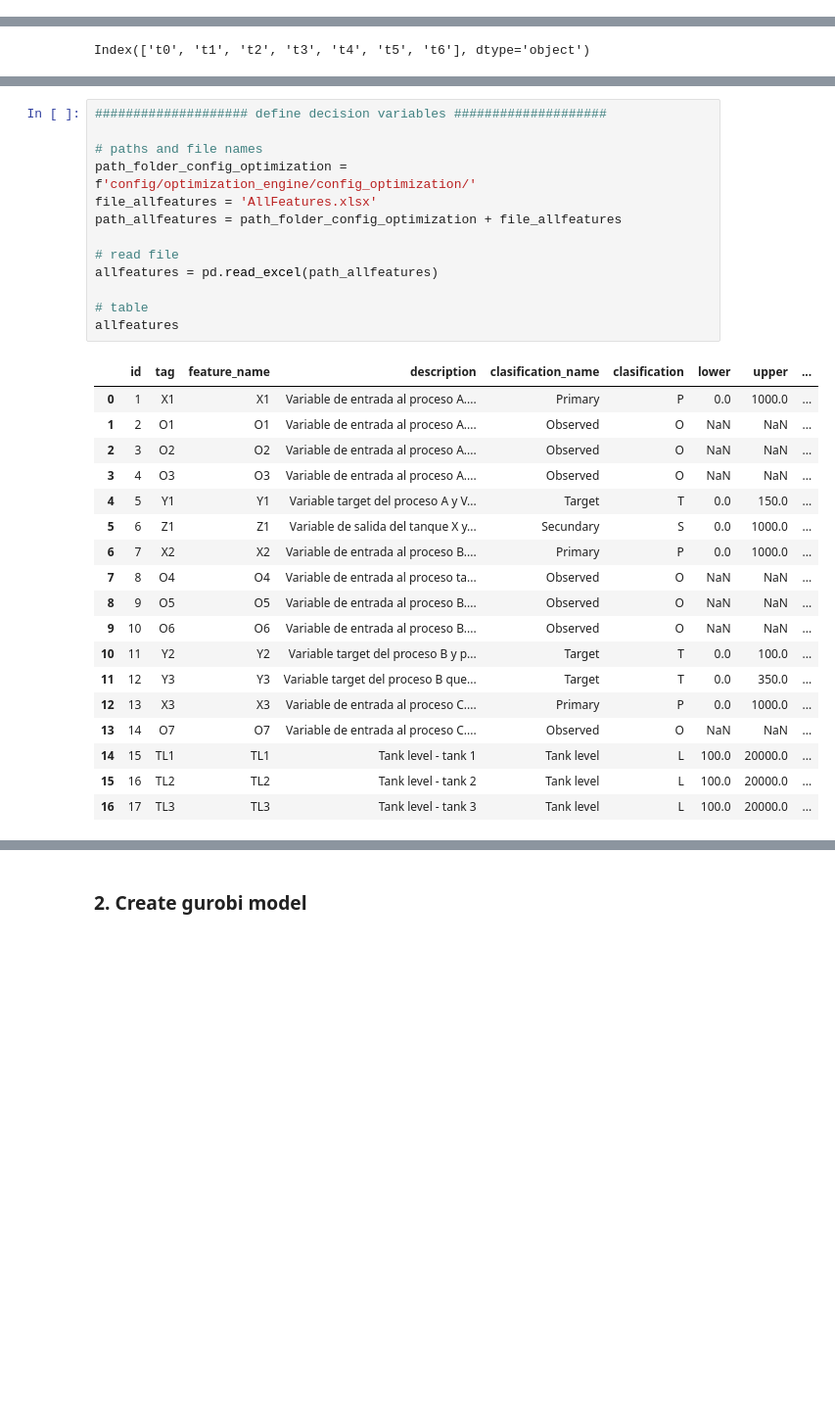
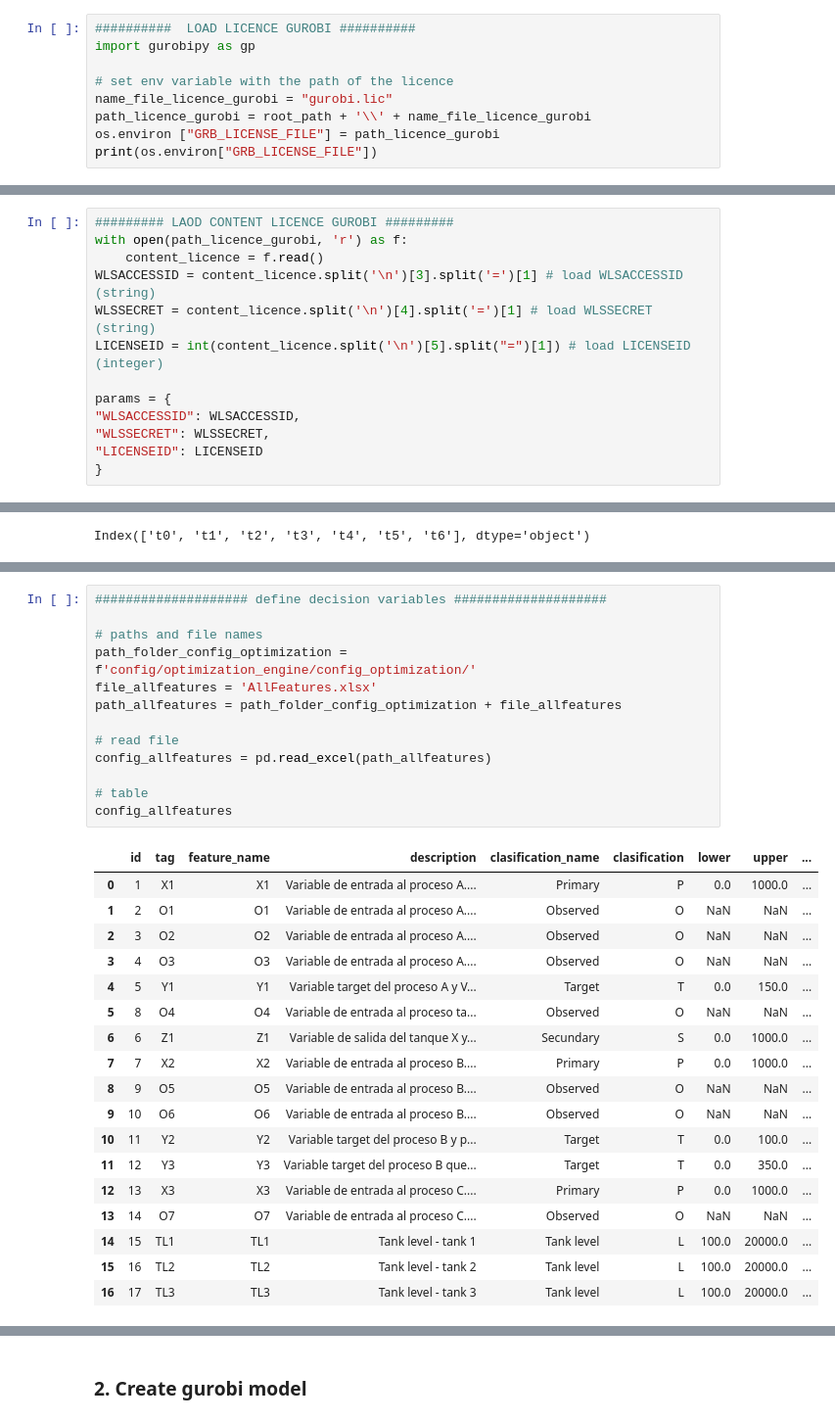
Before and after one commit to joseortegalabra/Gurobi-ML-tips-modeling, a Jupyter notebook: 4_full_example_optimization_tanks/1_hardcoded_optimizer.ipynb, the cells around one changed output, grey strips where cells are left out. Shown at 98% size. Drawn from its saved outputs; the diff is of its cells as text; blank space fills up the shorter version.

```diff
--- a/4_full_example_optimization_tanks/1_hardcoded_optimizer.ipynb
+++ b/4_full_example_optimization_tanks/1_hardcoded_optimizer.ipynb
@@ -26,0 +29,9 @@ PROJECT_GCP = os.environ.get("PROJECT_GCP", "")
+# %%
+##########  LOAD LICENCE GUROBI ##########
+import gurobipy as gp
+
+# set env variable with the path of the licence
+name_file_licence_gurobi = "gurobi.lic"
+path_licence_gurobi = root_path + '\\' + name_file_licence_gurobi
+os.environ ["GRB_LICENSE_FILE"] = path_licence_gurobi
+print(os.environ["GRB_LICENSE_FILE"])
@@ -27,3 +40,16 @@ PROJECT_GCP = os.environ.get("PROJECT_GCP", "")
+# %%
+######### LAOD CONTENT LICENCE GUROBI #########
+with open(path_licence_gurobi, 'r') as f:
+    content_licence = f.read()
+WLSACCESSID = content_licence.split('\n')[3].split('=')[1] # load WLSACCESSID (string)
+WLSSECRET = content_licence.split('\n')[4].split('=')[1] # load WLSSECRET (string)
+LICENSEID = int(content_licence.split('\n')[5].split("=")[1]) # load LICENSEID (integer)
+
+params = {
+"WLSACCESSID": WLSACCESSID,
+"WLSSECRET": WLSSECRET,
+"LICENSEID": LICENSEID
+}
 # %% [markdown]
 ## RUN
 # %%
@@ -67,26 +93,26 @@ Index(['t0', 't1', 't2', 't3', 't4', 't5', 't6'], dtype='object')
 # %%
 #################### define decision variables ####################
 
 # paths and file names
 path_folder_config_optimization = f'config/optimization_engine/config_optimization/'
 file_allfeatures = 'AllFeatures.xlsx'
 path_allfeatures = path_folder_config_optimization + file_allfeatures
 
 # read file
-allfeatures = pd.read_excel(path_allfeatures)
+config_allfeatures = pd.read_excel(path_allfeatures)
 
 # table
-allfeatures
+config_allfeatures
 # %% [output]
 |  | id | tag | feature_name | description | clasification_name | clasification | lower | upper | ... |
 | 0 | 1 | X1 | X1 | Variable de entrada al proceso A.... | Primary | P | 0.0 | 1000.0 | ... |
 | 1 | 2 | O1 | O1 | Variable de entrada al proceso A.... | Observed | O | NaN | NaN | ... |
 | 2 | 3 | O2 | O2 | Variable de entrada al proceso A.... | Observed | O | NaN | NaN | ... |
 | 3 | 4 | O3 | O3 | Variable de entrada al proceso A.... | Observed | O | NaN | NaN | ... |
 | 4 | 5 | Y1 | Y1 | Variable target del proceso A y V... | Target | T | 0.0 | 150.0 | ... |
-| 5 | 6 | Z1 | Z1 | Variable de salida del tanque X y... | Secundary | S | 0.0 | 1000.0 | ... |
-| 6 | 7 | X2 | X2 | Variable de entrada al proceso B.... | Primary | P | 0.0 | 1000.0 | ... |
-| 7 | 8 | O4 | O4 | Variable de entrada al proceso ta... | Observed | O | NaN | NaN | ... |
+| 5 | 8 | O4 | O4 | Variable de entrada al proceso ta... | Observed | O | NaN | NaN | ... |
+| 6 | 6 | Z1 | Z1 | Variable de salida del tanque X y... | Secundary | S | 0.0 | 1000.0 | ... |
+| 7 | 7 | X2 | X2 | Variable de entrada al proceso B.... | Primary | P | 0.0 | 1000.0 | ... |
 | 8 | 9 | O5 | O5 | Variable de entrada al proceso B.... | Observed | O | NaN | NaN | ... |
 | 9 | 10 | O6 | O6 | Variable de entrada al proceso B.... | Observed | O | NaN | NaN | ... |
 | 10 | 11 | Y2 | Y2 | Variable target del proceso B y p... | Target | T | 0.0 | 100.0 | ... |
```
Also changed, not shown: parts of 24 cells of this notebook, 7 other files.
